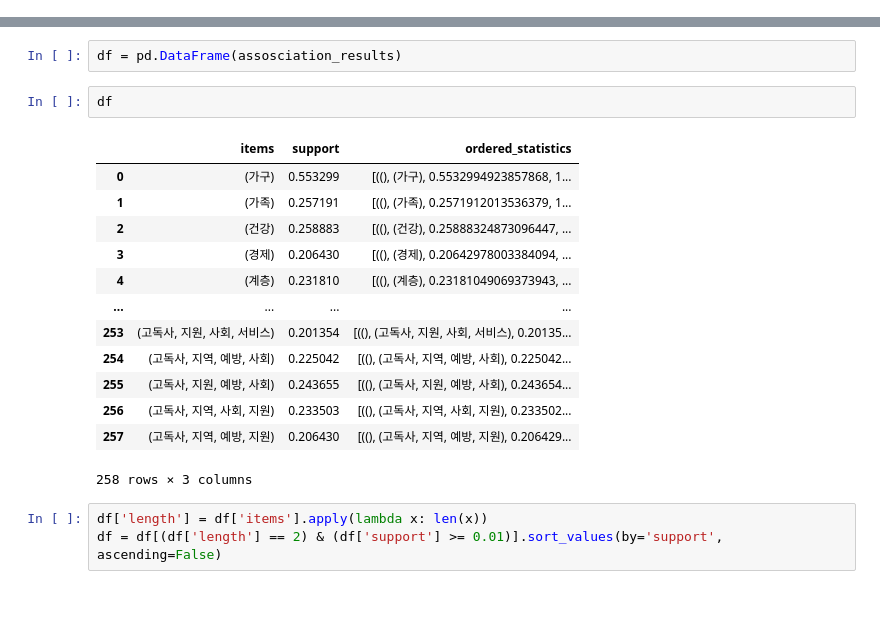
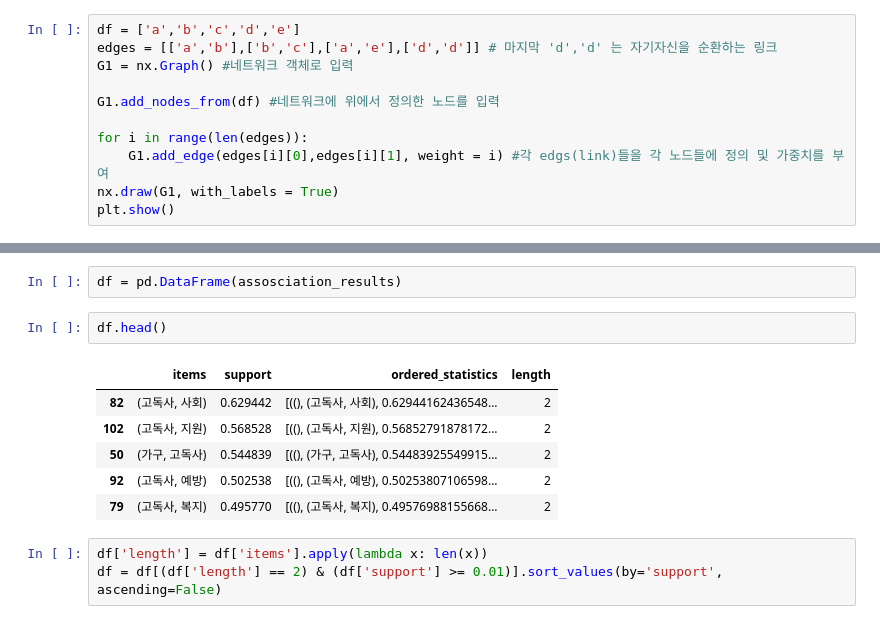
Before and after one commit to SEHYOUNGKIM/BA_week2_SeHyoung, a Jupyter notebook: network_analysis.ipynb, the cells around one changed output, grey strips where cells are left out. Drawn from its saved outputs; the diff is of its cells as text.

```diff
--- a/network_analysis.ipynb
+++ b/network_analysis.ipynb
@@ -77,0 +91,11 @@
+# %%
+df = ['a','b','c','d','e']
+edges = [['a','b'],['b','c'],['a','e'],['d','d']] # 마지막 'd','d' 는 자기자신을 순환하는 링크
+G1 = nx.Graph() #네트워크 객체로 입력
+
+G1.add_nodes_from(df) #네트워크에 위에서 정의한 노드를 입력
+
+for i in range(len(edges)):
+    G1.add_edge(edges[i][0],edges[i][1], weight = i) #각 edgs(link)들을 각 노드들에 정의 및 가중치를 부여
+nx.draw(G1, with_labels = True)
+plt.show()
@@ -150,21 +213,14 @@ assosciation_results=list(assosciation_rules)
 # %%
 df = pd.DataFrame(assosciation_results)
 # %%
-df
+df.head()
 # %% [output]
-|  | items | support | ordered_statistics |
-| 0 | (가구) | 0.553299 | [((), (가구), 0.5532994923857868, 1... |
-| 1 | (가족) | 0.257191 | [((), (가족), 0.2571912013536379, 1... |
-| 2 | (건강) | 0.258883 | [((), (건강), 0.25888324873096447, ... |
-| 3 | (경제) | 0.206430 | [((), (경제), 0.20642978003384094, ... |
-| 4 | (계층) | 0.231810 | [((), (계층), 0.23181049069373943, ... |
-| ... | ... | ... | ... |
-| 253 | (고독사, 지원, 사회, 서비스) | 0.201354 | [((), (고독사, 지원, 사회, 서비스), 0.20135... |
-| 254 | (고독사, 지역, 예방, 사회) | 0.225042 | [((), (고독사, 지역, 예방, 사회), 0.225042... |
-| 255 | (고독사, 지원, 예방, 사회) | 0.243655 | [((), (고독사, 지원, 예방, 사회), 0.243654... |
-| 256 | (고독사, 지역, 사회, 지원) | 0.233503 | [((), (고독사, 지역, 사회, 지원), 0.233502... |
-| 257 | (고독사, 지역, 예방, 지원) | 0.206430 | [((), (고독사, 지역, 예방, 지원), 0.206429... |
+|  | items | support | ordered_statistics | length |
+| 82 | (고독사, 사회) | 0.629442 | [((), (고독사, 사회), 0.62944162436548... | 2 |
+| 102 | (고독사, 지원) | 0.568528 | [((), (고독사, 지원), 0.56852791878172... | 2 |
+| 50 | (가구, 고독사) | 0.544839 | [((), (가구, 고독사), 0.54483925549915... | 2 |
+| 92 | (고독사, 예방) | 0.502538 | [((), (고독사, 예방), 0.50253807106598... | 2 |
+| 79 | (고독사, 복지) | 0.495770 | [((), (고독사, 복지), 0.49576988155668... | 2 |
-258 rows × 3 columns
 # %%
 df['length'] = df['items'].apply(lambda x: len(x))
 df = df[(df['length'] == 2) & (df['support'] >= 0.01)].sort_values(by='support', ascending=False)
```
Also changed, not shown: parts of 7 cells of this notebook.
